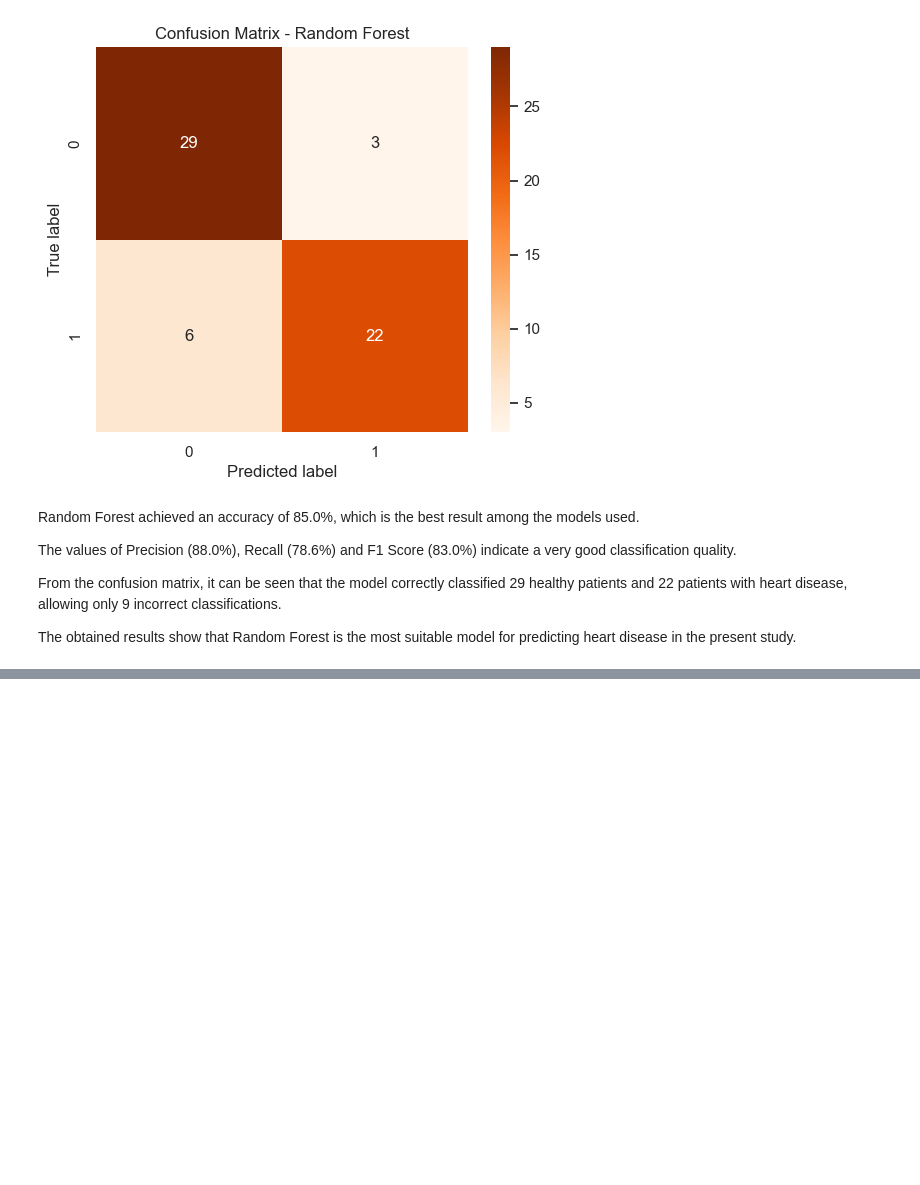
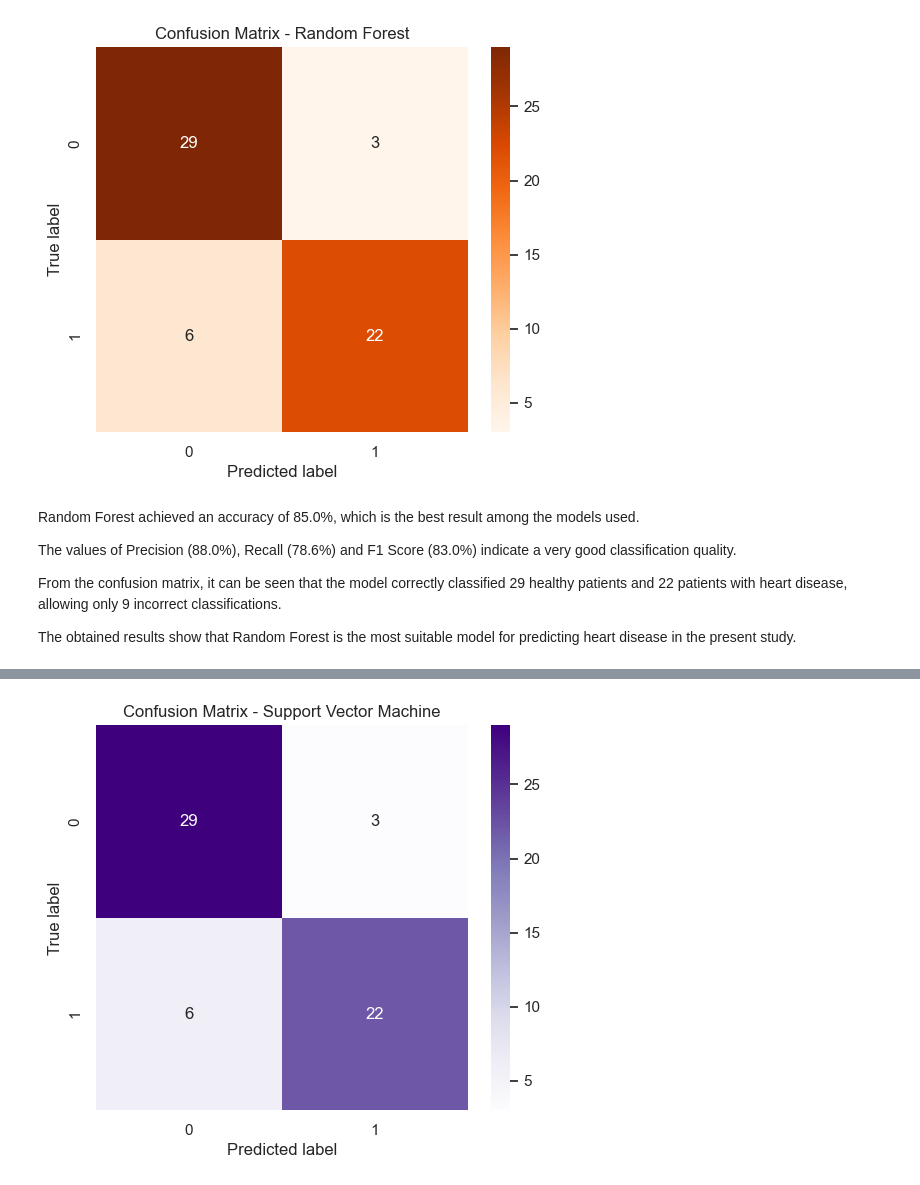
Before and after one commit to DoraGospodinova/ProjectML, a Jupyter notebook: Heart_Disease_Classification.ipynb, the cells around one changed output, grey strips where cells are left out. Saved outputs shown, nothing was run; the diff lists cells and outputs as text; code cells hidden in the pictures; blank space fills up the shorter version.

Commit message:
Add Support Vector Machine

```diff
--- a/Heart_Disease_Classification.ipynb
+++ b/Heart_Disease_Classification.ipynb
@@ -750,0 +759,9 @@ The obtained results show that Random Forest is the most suitable model for pred
+# %%
+# Create the model
+svm_model = SVC(
+    kernel="rbf",
+    random_state=42
+)
+# %%
+# Train Support Vector Machine model
+svm_model.fit(X_train_scaled, y_train)
@@ -750,0 +770,3 @@ The obtained results show that Random Forest is the most suitable model for pred
+# %%
+# Predict on the test set
+svm_pred = svm_model.predict(X_test_scaled)
@@ -750,0 +801,20 @@ The obtained results show that Random Forest is the most suitable model for pred
+# %%
+# Confusion matrix
+cm = confusion_matrix(y_test, svm_pred)
+
+plt.figure(figsize=(6,5))
+
+sns.heatmap(
+    cm,
+    annot=True,
+    fmt="d",
+    cmap="Purples"
+)
+
+plt.title("Confusion Matrix - Support Vector Machine")
+plt.xlabel("Predicted label")
+plt.ylabel("True label")
+
+plt.show()
+# %% [output]
+[figure, added]
```
Also changed, not shown: parts of 6 cells of this notebook.
